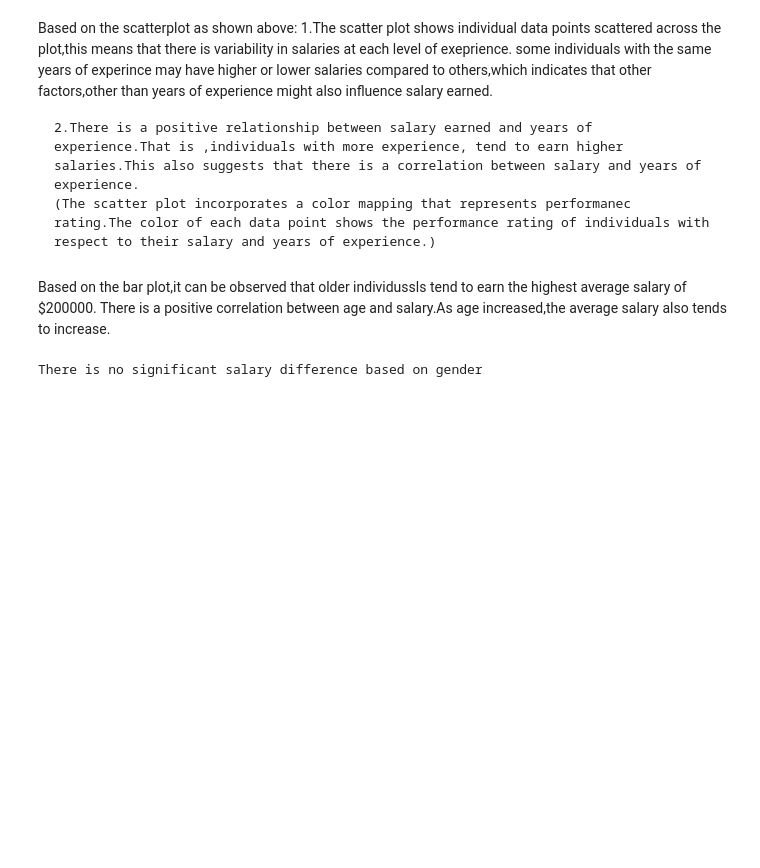
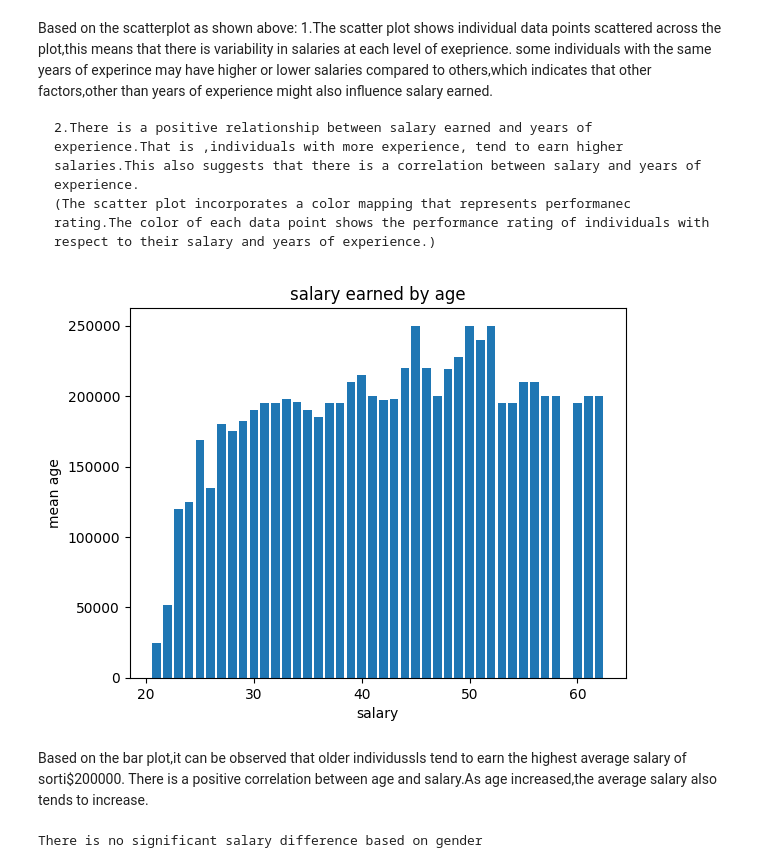
Before and after one commit to IVYMWAI/PayStats, a Jupyter notebook: Data Analysis with Python.ipynb, the cells around one changed output. Drawn from its saved outputs; the diff is of its cells as text; code cells hidden in the pictures; blank space fills up the shorter version.

```diff
--- a/Data Analysis with Python.ipynb
+++ b/Data Analysis with Python.ipynb
@@ -285,21 +285,30 @@ some individuals with the same years of experince may have higher or lower salar
     (The scatter plot incorporates a color mapping that represents performanec rating.The color of each data point shows the performance rating of individuals with respect to their salary and years of experience.)
 # %%
 # USING A Bar PLOT TO VISUALIZE THE MEAN AGE IN RELATION TO SALARY
+import pandas as pd
+import matplotlib.pyplot as plt
 import plotly.graph_objects as go
-import pandas as pd
 
 # Grouping the data using mean(salary by age) for easy readability
 data = pd.read_csv("Salary_Data_Based_country_and_race.csv")
-salary_by_age = data.groupby("age")["salary"].mean().reset_index()
 
-# Creating the bar plot
-fig = go.Figure(data=go.Bar(x=salary_by_age["age"], y=salary_by_age["salary"]))
+#grouping the data
+grouped_data=data.groupby("salary")["age"].mean().reset_index()
 
-fig.update_layout(xaxis_title="age", yaxis_title="salary", title="salary by age")
+#sorting the grouped dataframe based on the salary values
+#this is necessary for a clear representation in the plot
 
-fig.show()
+#Plotting
+
+plt.bar(data["age"],data["salary"])
+plt.xlabel("salary")
+plt.ylabel("mean age")
+plt.title("salary earned by age")
+plt.show()
+# %% [output]
+[figure, added]
 # %% [markdown]
-Based on the bar plot,it can be observed that older individussls tend to earn the highest average salary of $200000.
+Based on the bar plot,it can be observed that older individussls tend to earn the highest average salary of sorti$200000.
 There is a positive correlation between age and salary.As age increased,the average salary also tends to increase.
 # %%
 # HYPOTHESES TESTING
```
